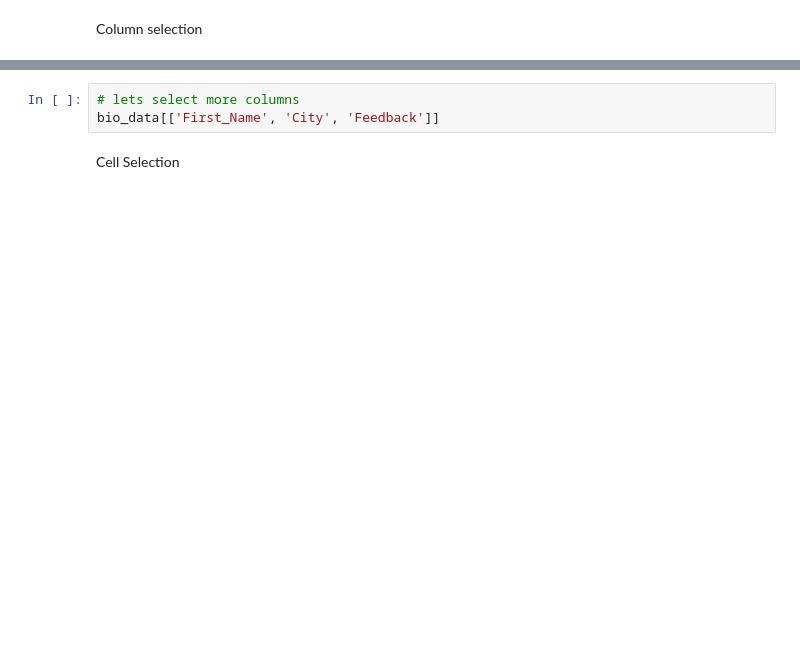
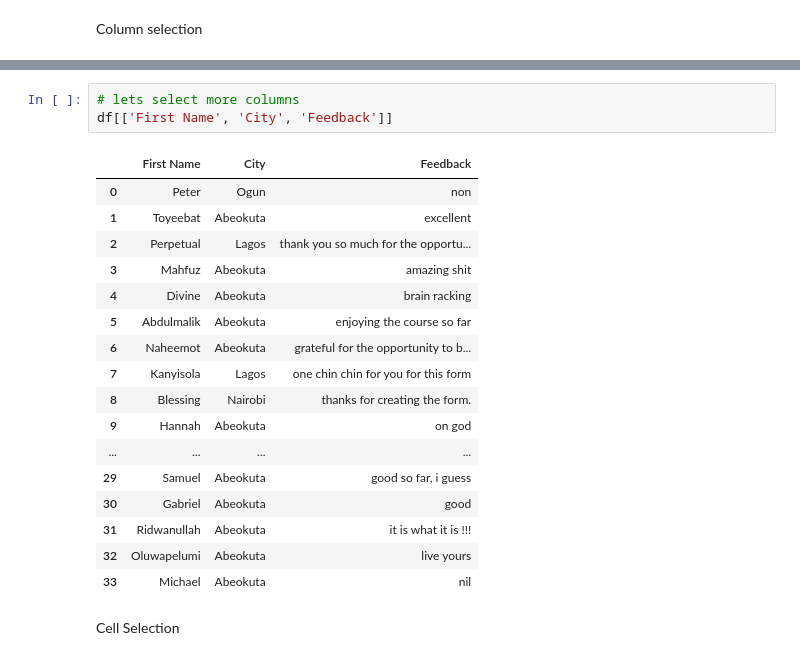
Before and after one commit to hassanmajaro/ai_engineering, a Jupyter notebook: module_2/week6/pandas1.ipynb, the cells around one changed output, grey strips where cells are left out. Drawn from its saved outputs; the diff is of its cells as text; blank space fills up the shorter version.

```diff
--- a/module_2/week6/pandas1.ipynb
+++ b/module_2/week6/pandas1.ipynb
@@ -293,6 +449,24 @@ bio_data[['First_Name', 'Last_Name']]
 # %%
 # lets select more columns
-bio_data[['First_Name', 'City', 'Feedback']]
+df[['First Name', 'City', 'Feedback']]
+# %% [output]
+|  | First Name | City | Feedback |
+| 0 | Peter | Ogun | non |
+| 1 | Toyeebat | Abeokuta | excellent |
+| 2 | Perpetual | Lagos | thank you so much for the opportu... |
+| 3 | Mahfuz | Abeokuta | amazing shit |
+| 4 | Divine | Abeokuta | brain racking |
+| 5 | Abdulmalik | Abeokuta | enjoying the course so far |
+| 6 | Naheemot | Abeokuta | grateful for the opportunity to b... |
+| 7 | Kanyisola | Lagos | one chin chin for you for this form |
+| 8 | Blessing | Nairobi | thanks for creating the form. |
+| 9 | Hannah | Abeokuta | on god |
+| ... | ... | ... | ... |
+| 29 | Samuel | Abeokuta | good so far, i guess |
+| 30 | Gabriel | Abeokuta | good |
+| 31 | Ridwanullah | Abeokuta | it is what it is !!! |
+| 32 | Oluwapelumi | Abeokuta | live yours |
+| 33 | Michael | Abeokuta | nil |
 # %% [markdown]
 Cell Selection
 # %%
```
Also changed, not shown: parts of 45 cells of this notebook, 5 other files.
